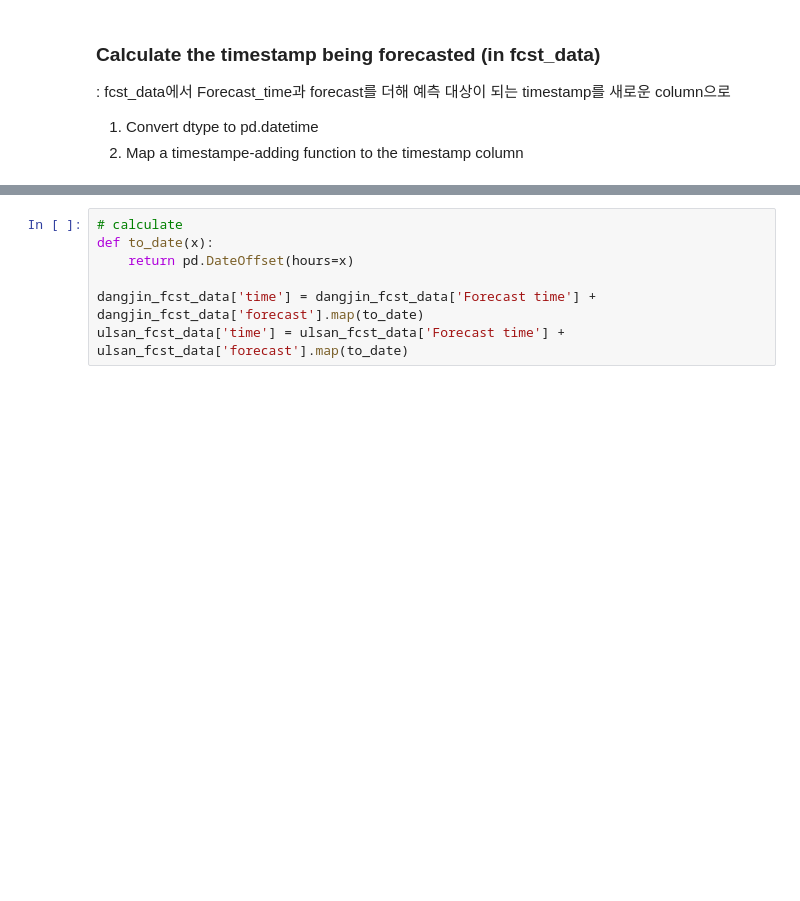
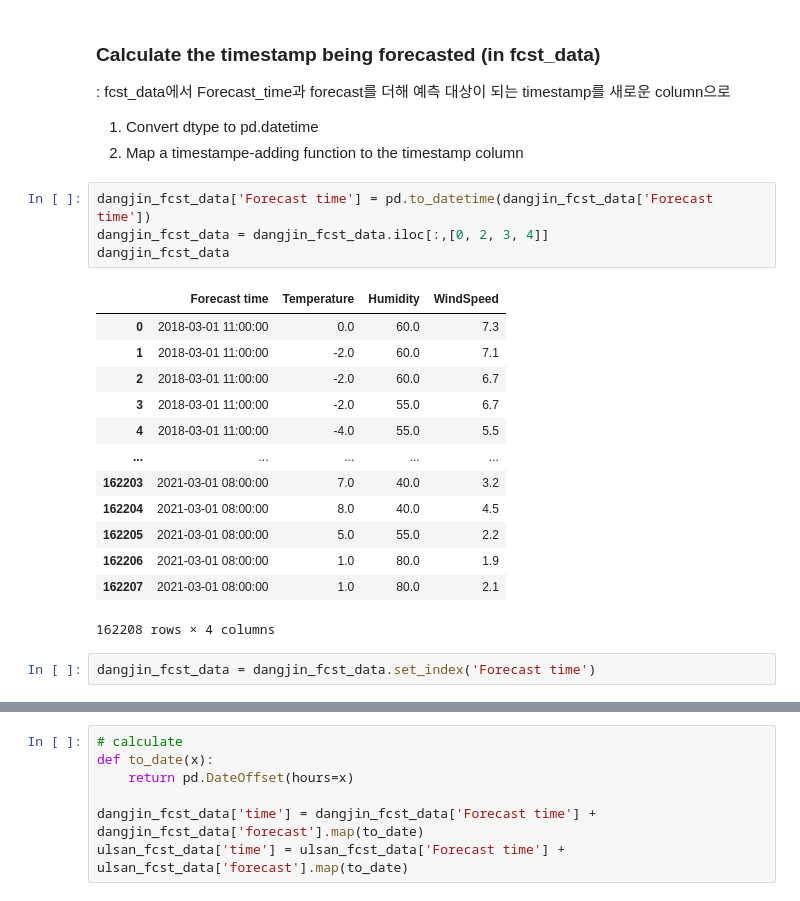
Before and after one commit to dongin1009/Solar_Predict, a Jupyter notebook: dongi_data_preprocessing.ipynb, the cells around one changed output, grey strips where cells are left out. Saved outputs shown, nothing was run; the diff lists cells and outputs as text; blank space fills up the shorter version.

```diff
--- a/dongi_data_preprocessing.ipynb
+++ b/dongi_data_preprocessing.ipynb
@@ -527,3 +521,23 @@ dtype: int64
 
 1. Convert dtype to pd.datetime
 2. Map a timestampe-adding function to the timestamp column
+# %%
+dangjin_fcst_data['Forecast time'] = pd.to_datetime(dangjin_fcst_data['Forecast time'])
+dangjin_fcst_data = dangjin_fcst_data.iloc[:,[0, 2, 3, 4]]
+dangjin_fcst_data
+# %% [output]
+|  | Forecast time | Temperature | Humidity | WindSpeed |
+| 0 | 2018-03-01 11:00:00 | 0.0 | 60.0 | 7.3 |
+| 1 | 2018-03-01 11:00:00 | -2.0 | 60.0 | 7.1 |
+| 2 | 2018-03-01 11:00:00 | -2.0 | 60.0 | 6.7 |
+| 3 | 2018-03-01 11:00:00 | -2.0 | 55.0 | 6.7 |
+| 4 | 2018-03-01 11:00:00 | -4.0 | 55.0 | 5.5 |
+| ... | ... | ... | ... | ... |
+| 162203 | 2021-03-01 08:00:00 | 7.0 | 40.0 | 3.2 |
+| 162204 | 2021-03-01 08:00:00 | 8.0 | 40.0 | 4.5 |
+| 162205 | 2021-03-01 08:00:00 | 5.0 | 55.0 | 2.2 |
+| 162206 | 2021-03-01 08:00:00 | 1.0 | 80.0 | 1.9 |
+| 162207 | 2021-03-01 08:00:00 | 1.0 | 80.0 | 2.1 |
+162208 rows × 4 columns
+# %%
+dangjin_fcst_data = dangjin_fcst_data.set_index('Forecast time')
```
Also changed, not shown: parts of 9 cells of this notebook.
